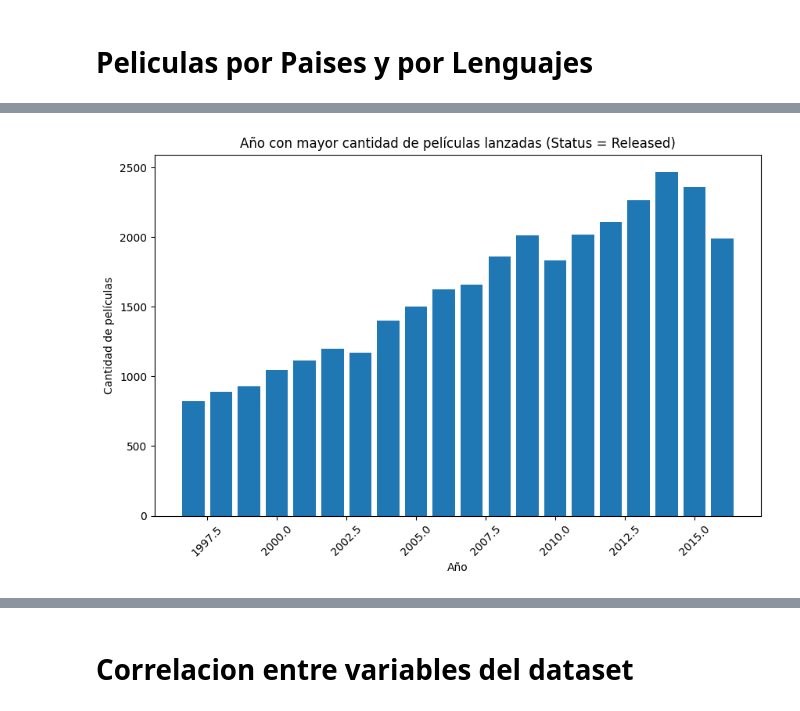
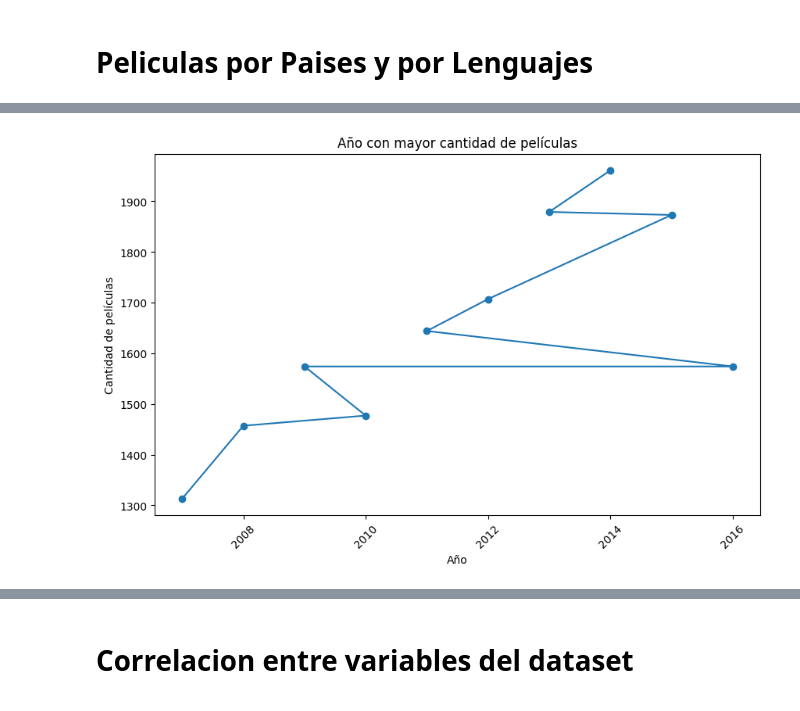
Before and after one commit to Bzetatuc/ML_Proyecto_1, a Jupyter notebook: ETL - EDA/Analisis Exploratorio Datos/Analisis_exploratorio_DF.ipynb, the cells around one changed output, grey strips where cells are left out. Cells and saved outputs as stored; diff of their text form; code cells hidden in the pictures.

```diff
--- a/ETL - EDA/Analisis Exploratorio Datos/Analisis_exploratorio_DF.ipynb
+++ b/ETL - EDA/Analisis Exploratorio Datos/Analisis_exploratorio_DF.ipynb
@@ -10,7 +10,7 @@ from sklearn.linear_model import LinearRegression
 # %%
 # creo un DataFrame en pandas(pd) a partir de los datos contenidos en dataset_final.cvs
 
-df = pd.read_csv("/Users/benjaminzelaya/Desktop/ML_Proyecto_1/ETL - EDA/Analisis Exploratorio Datos/movies_data_final.csv")
+df = pd.read_csv("/Users/benjaminzelaya/Desktop/ML_Proyecto_Individual_Henry/ETL - EDA/Analisis Exploratorio Datos/movies_data_final.csv")
 
 # Imprimo los primeros registros del DataFrame
 df.head()
@@ -131,3 +131,8 @@ orden_revenue
+# %%
+import pandas as pd
+
+# Eliminar la fila duplicada (por id o título de película)
+df = df.drop_duplicates(subset=['id', 'title'])
 # %%
 # Ordena el DataFrame por la columna 'budget' en orden descendente
 orden_budget = df.sort_values(by='budget', ascending=False)
@@ -281,25 +297,23 @@ plt.show()
 # %%
 df_released = df[df['status'] == 'Released']
 
-# Obtener el recuento de películas por año para las películas 'Released'
+# recuento de películas por año para las películas 'Released'
 year_counts = df_released['release_year'].value_counts()
 
-# Limitar el número de años para mostrar en la gráfica
-num_year = 20  # Puedes ajustar este valor según tus necesidades
+num_year = 10
 top_year = year_counts.head(num_year)
 
-# Convertir los años a enteros utilizando astype(int)
 top_year.index = top_year.index.astype(int)
 
-# Crear la gráfica de barras
+# gráfica de líneas
 plt.figure(figsize=(10, 6))
-plt.bar(top_year.index, top_year.values)
+plt.plot(top_year.index, top_year.values, marker='o')
 plt.xlabel('Año')
 plt.ylabel('Cantidad de películas')
-plt.title('Año con mayor cantidad de películas lanzadas (Status = Released)')
+plt.title('Año con mayor cantidad de películas')
 plt.xticks(rotation=45)  # Rotar las etiquetas del eje x para mayor legibilidad
 
-# Mostrar la gráfica
+
 plt.show()
 # %% [output]
-[figure, old version]
+[figure, new version]
```
Also changed, not shown: parts of 25 cells of this notebook, 6 other files.
